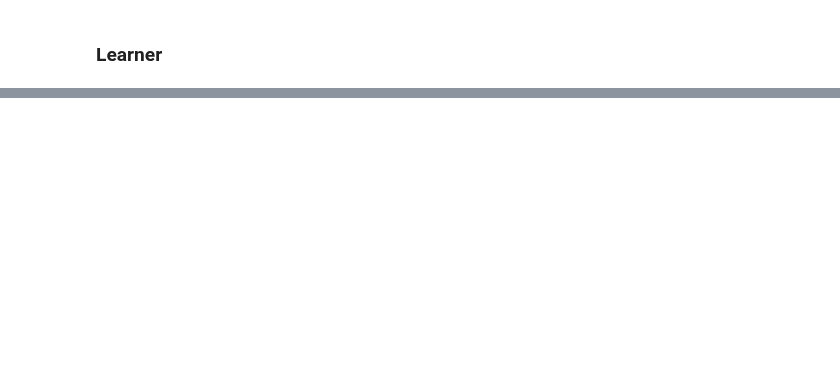
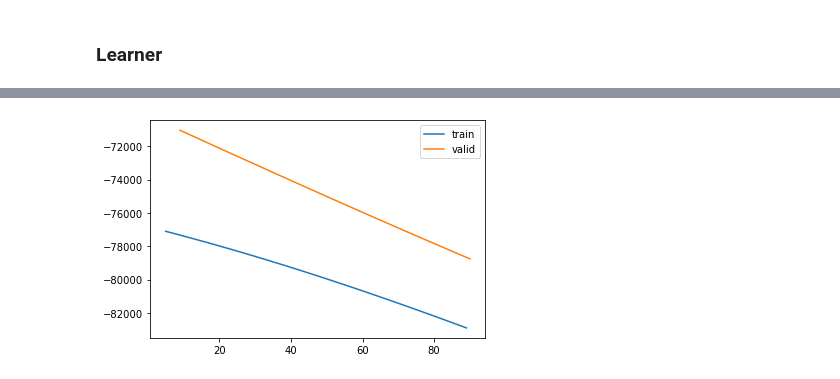
Before and after one commit to mone27/meteo_imp, a Jupyter notebook: lib_nbs/kalman/10_fastai.ipynb, the cells around one changed output, grey strips where cells are left out. Cells and saved outputs as stored; diff of their text form; code cells hidden in the pictures; blank space fills up the shorter version.

```diff
--- a/lib_nbs/kalman/10_fastai.ipynb
+++ b/lib_nbs/kalman/10_fastai.ipynb
@@ -1026,0 +1113,4 @@ learn.fit(10, 1e-3)
+# %%
+learn64.recorder.plot_loss()
+# %% [output]
+[figure, added]
```
Also changed, not shown: parts of 79 cells of this notebook, 10 other files.
